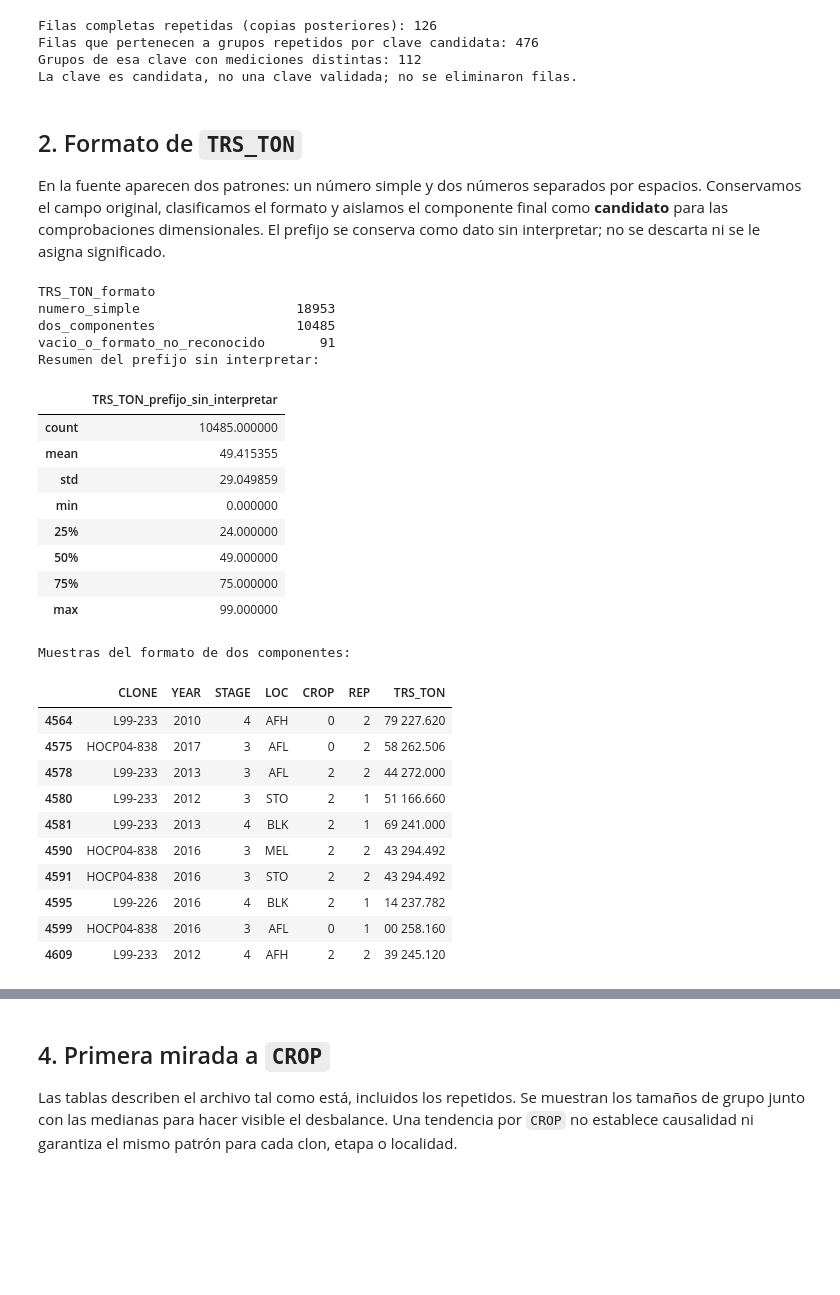
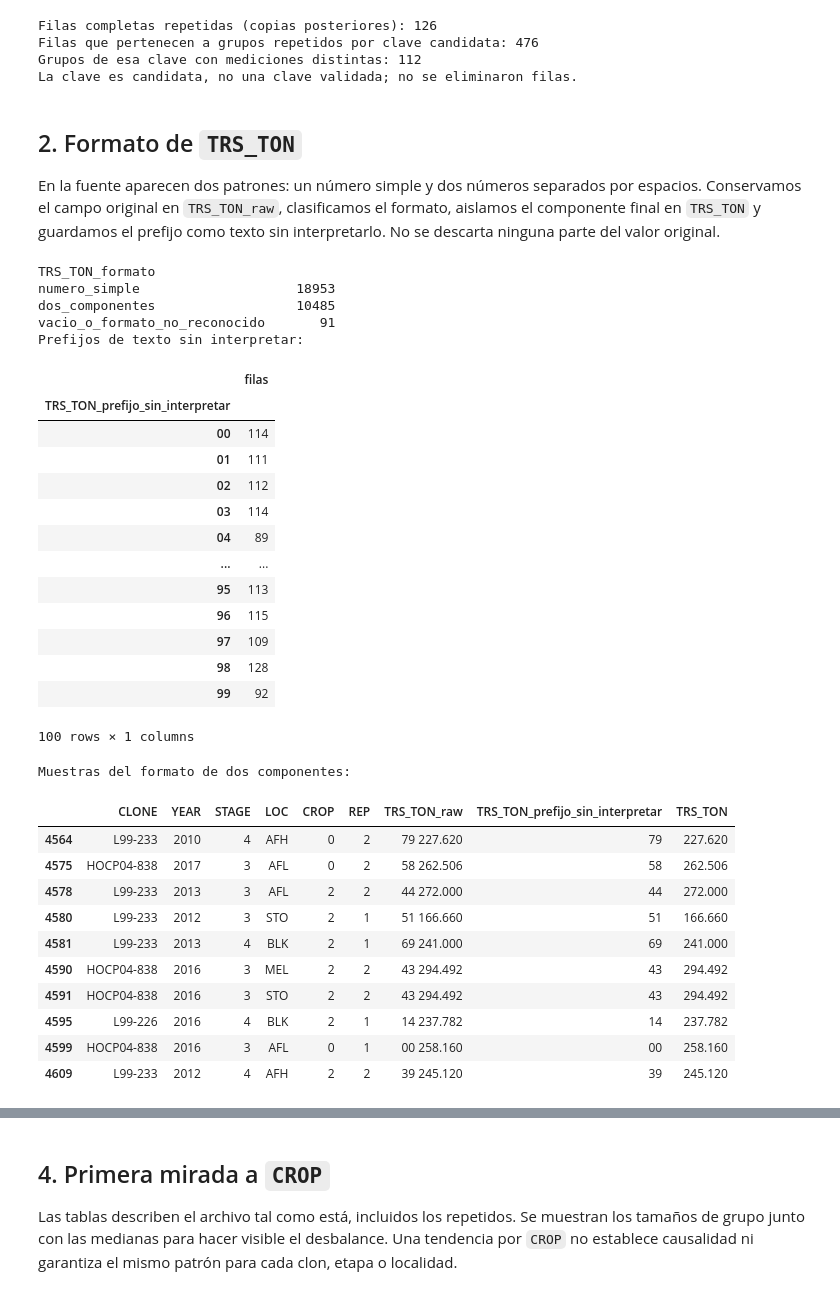
Before and after one commit to MoraVevo/prueba-tecnica-cientifico-datos-santa-ana, a Jupyter notebook: notebooks/02_perfil_eda_inicial_serie1.ipynb, the cells around one changed output, grey strips where cells are left out. Cells and saved outputs as stored; diff of their text form; code cells hidden in the pictures; blank space fills up the shorter version.

Commit message:
Separa TRS_TON y excluye instrucciones locales

```diff
--- a/notebooks/02_perfil_eda_inicial_serie1.ipynb
+++ b/notebooks/02_perfil_eda_inicial_serie1.ipynb
@@ -77,49 +77,55 @@ La clave es candidata, no una clave validada; no se eliminaron filas.
 # %% [markdown]
 ## 2. Formato de `TRS_TON`
 
-En la fuente aparecen dos patrones: un número simple y dos números separados por espacios. Conservamos el campo original, clasificamos el formato y aislamos el componente final como **candidato** para las comprobaciones dimensionales. El prefijo se conserva como dato sin interpretar; no se descarta ni se le asigna significado.
+En la fuente aparecen dos patrones: un número simple y dos números separados por espacios. Conservamos el campo original en `TRS_TON_raw`, clasificamos el formato, aislamos el componente final en `TRS_TON` y guardamos el prefijo como texto sin interpretarlo. No se descarta ninguna parte del valor original.
 # %%
 trs_raw = raw['TRS_TON'].str.strip().replace({'': pd.NA, '.': pd.NA})
 trs_parts = trs_raw.str.extract(r'^(?:(?P<prefijo>\d+)\s+)?(?P<componente_final>\d+(?:\.\d+)?)$')
 profile = raw.copy()
-profile['TRS_TON_prefijo_sin_interpretar'] = pd.to_numeric(trs_parts['prefijo'], errors='coerce')
-profile['TRS_TON_candidato'] = pd.to_numeric(trs_parts['componente_final'], errors='coerce')
+profile['TRS_TON_raw'] = raw['TRS_TON']
+profile['TRS_TON_prefijo_sin_interpretar'] = trs_parts['prefijo'].astype('string')
+profile['TRS_TON'] = pd.to_numeric(trs_parts['componente_final'], errors='coerce')
 profile['TRS_TON_formato'] = np.select(
-    [profile['TRS_TON_prefijo_sin_interpretar'].notna(), profile['TRS_TON_candidato'].notna()],
+    [profile['TRS_TON_prefijo_sin_interpretar'].notna(), profile['TRS_TON'].notna()],
     ['dos_componentes', 'numero_simple'], default='vacio_o_formato_no_reconocido'
 )
 print(profile['TRS_TON_formato'].value_counts(dropna=False).to_string())
-print('Resumen del prefijo sin interpretar:')
-display(profile.loc[profile['TRS_TON_prefijo_sin_interpretar'].notna(), 'TRS_TON_prefijo_sin_interpretar'].describe().to_frame())
+print('Prefijos de texto sin interpretar:')
+display(profile.loc[profile['TRS_TON_prefijo_sin_interpretar'].notna(), 'TRS_TON_prefijo_sin_interpretar'].value_counts().sort_index().to_frame('filas'))
 print('Muestras del formato de dos componentes:')
-display(profile.loc[profile['TRS_TON_formato'].eq('dos_componentes'), key + ['TRS_TON']].head(10))
+display(profile.loc[profile['TRS_TON_formato'].eq('dos_componentes'), key + ['TRS_TON_raw', 'TRS_TON_prefijo_sin_interpretar', 'TRS_TON']].head(10))
 # %% [output]
 TRS_TON_formato
 numero_simple                    18953
 dos_componentes                  10485
 vacio_o_formato_no_reconocido       91
-Resumen del prefijo sin interpretar:
+Prefijos de texto sin interpretar:
-|  | TRS_TON_prefijo_sin_interpretar |
-| count | 10485.000000 |
-| mean | 49.415355 |
-| std | 29.049859 |
-| min | 0.000000 |
-| 25% | 24.000000 |
-| 50% | 49.000000 |
-| 75% | 75.000000 |
-| max | 99.000000 |
+|  | filas |
+| TRS_TON_prefijo_sin_interpretar |  |
+| 00 | 114 |
+| 01 | 111 |
+| 02 | 112 |
+| 03 | 114 |
+| 04 | 89 |
+| ... | ... |
+| 95 | 113 |
+| 96 | 115 |
+| 97 | 109 |
+| 98 | 128 |
+| 99 | 92 |
-Muestras del formato de dos componentes:
+100 rows × 1 columns
+Muestras del formato de dos componentes:
-|  | CLONE | YEAR | STAGE | LOC | CROP | REP | TRS_TON |
-| 4564 | L99-233 | 2010 | 4 | AFH | 0 | 2 | 79 227.620 |
-| 4575 | HOCP04-838 | 2017 | 3 | AFL | 0 | 2 | 58 262.506 |
-| 4578 | L99-233 | 2013 | 3 | AFL | 2 | 2 | 44 272.000 |
-| 4580 | L99-233 | 2012 | 3 | STO | 2 | 1 | 51 166.660 |
-| 4581 | L99-233 | 2013 | 4 | BLK | 2 | 1 | 69 241.000 |
-| 4590 | HOCP04-838 | 2016 | 3 | MEL | 2 | 2 | 43 294.492 |
-| 4591 | HOCP04-838 | 2016 | 3 | STO | 2 | 2 | 43 294.492 |
-| 4595 | L99-226 | 2016 | 4 | BLK | 2 | 1 | 14 237.782 |
-| 4599 | HOCP04-838 | 2016 | 3 | AFL | 0 | 1 | 00 258.160 |
-| 4609 | L99-233 | 2012 | 4 | AFH | 2 | 2 | 39 245.120 |
+|  | CLONE | YEAR | STAGE | LOC | CROP | REP | TRS_TON_raw | TRS_TON_prefijo_sin_interpretar | TRS_TON |
+| 4564 | L99-233 | 2010 | 4 | AFH | 0 | 2 | 79 227.620 | 79 | 227.620 |
+| 4575 | HOCP04-838 | 2017 | 3 | AFL | 0 | 2 | 58 262.506 | 58 | 262.506 |
+| 4578 | L99-233 | 2013 | 3 | AFL | 2 | 2 | 44 272.000 | 44 | 272.000 |
+| 4580 | L99-233 | 2012 | 3 | STO | 2 | 1 | 51 166.660 | 51 | 166.660 |
+| 4581 | L99-233 | 2013 | 4 | BLK | 2 | 1 | 69 241.000 | 69 | 241.000 |
+| 4590 | HOCP04-838 | 2016 | 3 | MEL | 2 | 2 | 43 294.492 | 43 | 294.492 |
+| 4591 | HOCP04-838 | 2016 | 3 | STO | 2 | 2 | 43 294.492 | 43 | 294.492 |
+| 4595 | L99-226 | 2016 | 4 | BLK | 2 | 1 | 14 237.782 | 14 | 237.782 |
+| 4599 | HOCP04-838 | 2016 | 3 | AFL | 0 | 1 | 00 258.160 | 00 | 258.160 |
+| 4609 | L99-233 | 2012 | 4 | AFH | 2 | 2 | 39 245.120 | 39 | 245.120 |
 # %% [markdown]
 ## 3. Coherencia dimensional
 
```
Also changed, not shown: parts of 5 cells of this notebook, 8 other files.
